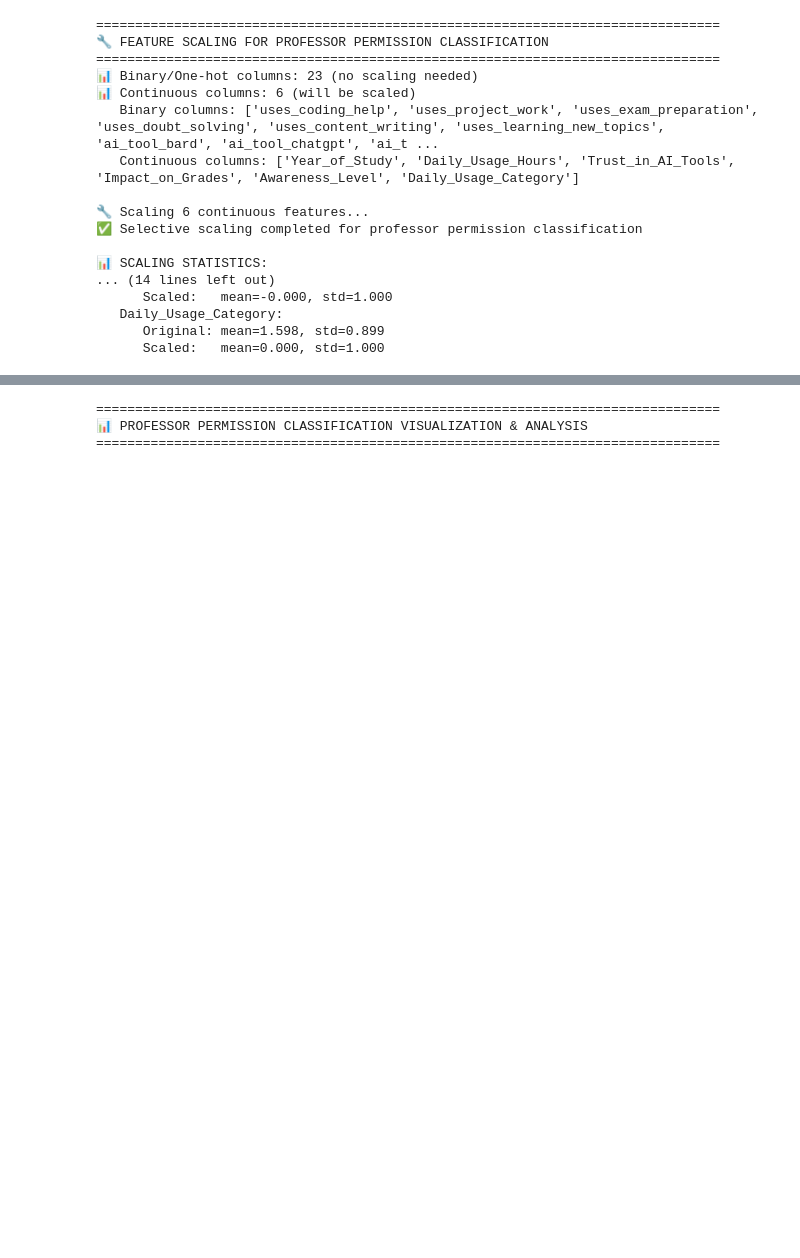
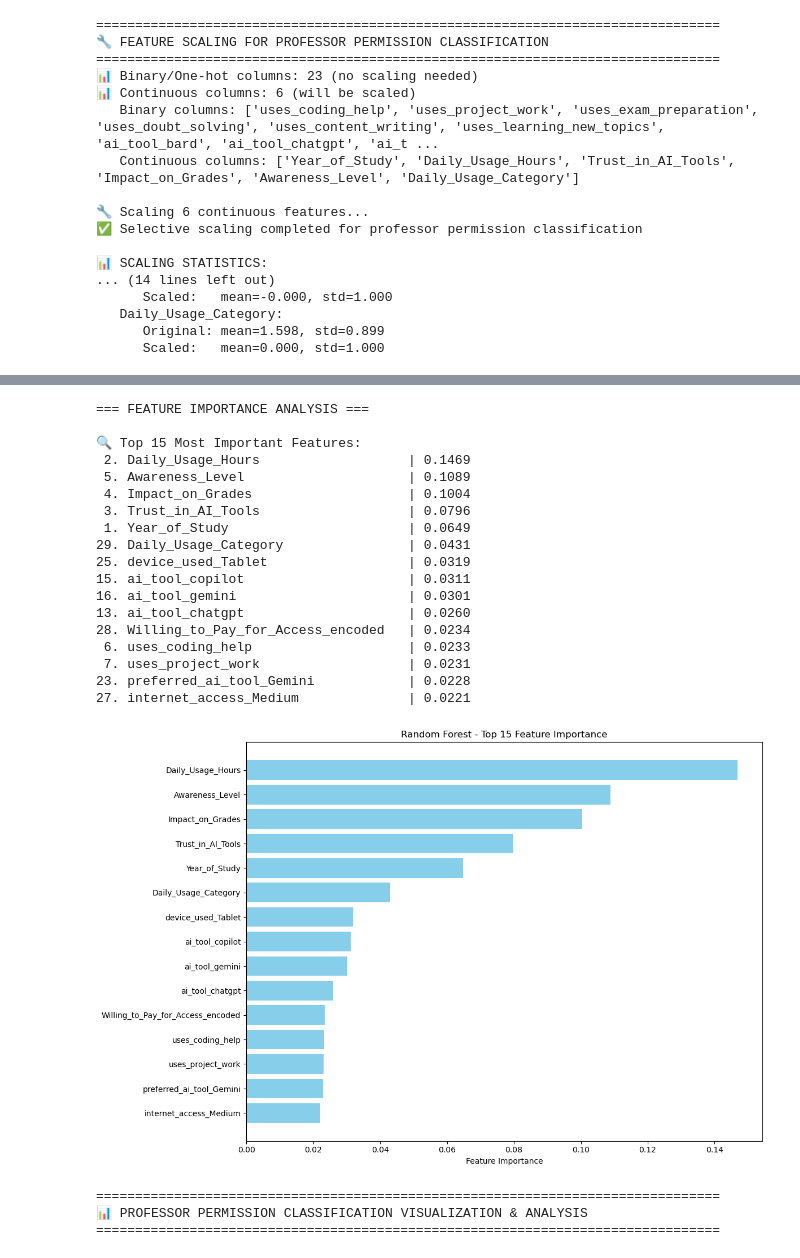
Before and after one commit to jackson9413/Project, a Jupyter notebook: 5_modelling.ipynb, the cells around one changed output, grey strips where cells are left out. Drawn from its saved outputs; the diff is of its cells as text; code cells hidden in the pictures; blank space fills up the shorter version.

```diff
--- a/5_modelling.ipynb
+++ b/5_modelling.ipynb
@@ -3796,6 +3834,29 @@ else:
    1. Random Forest: F1=0.7934, Accuracy=0.8091
    2. XGBoost: F1=0.7881, Accuracy=0.8036
    3. Decision Tree: F1=0.7595, Accuracy=0.7732
+# %%
+# Analyze feature importance for Impact_on_Grades
+impact_feature_importance = analyze_feature_importance(prof_classification_results, X_train_prof)
+# %% [output]
+=== FEATURE IMPORTANCE ANALYSIS ===
+
+🔍 Top 15 Most Important Features:
+ 2. Daily_Usage_Hours                   | 0.1469
+ 5. Awareness_Level                     | 0.1089
+ 4. Impact_on_Grades                    | 0.1004
+ 3. Trust_in_AI_Tools                   | 0.0796
+ 1. Year_of_Study                       | 0.0649
+29. Daily_Usage_Category                | 0.0431
+25. device_used_Tablet                  | 0.0319
+15. ai_tool_copilot                     | 0.0311
+16. ai_tool_gemini                      | 0.0301
+13. ai_tool_chatgpt                     | 0.0260
+28. Willing_to_Pay_for_Access_encoded   | 0.0234
+ 6. uses_coding_help                    | 0.0233
+ 7. uses_project_work                   | 0.0231
+23. preferred_ai_tool_Gemini            | 0.0228
+27. internet_access_Medium              | 0.0221
+[figure, added]
 # %%
 # 📊 PROFESSOR PERMISSION CLASSIFICATION VISUALIZATION & ANALYSIS
 print("=" * 80)
```
Also changed, not shown: parts of 14 cells of this notebook, 1 other file.
